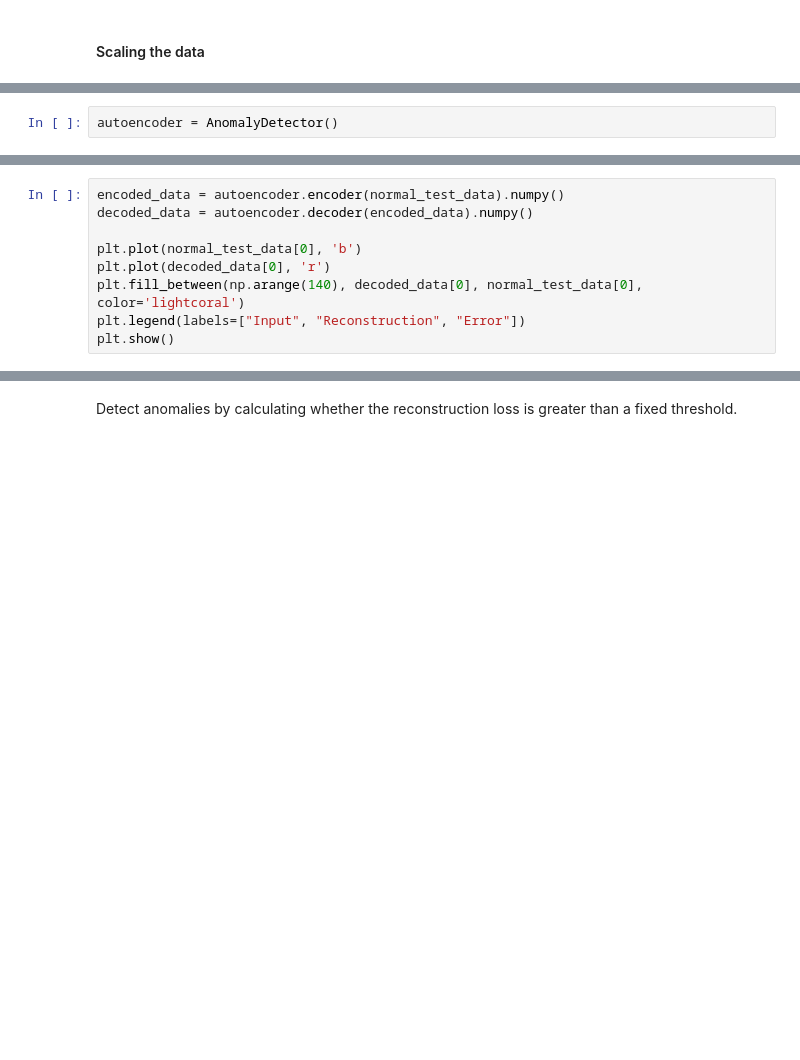
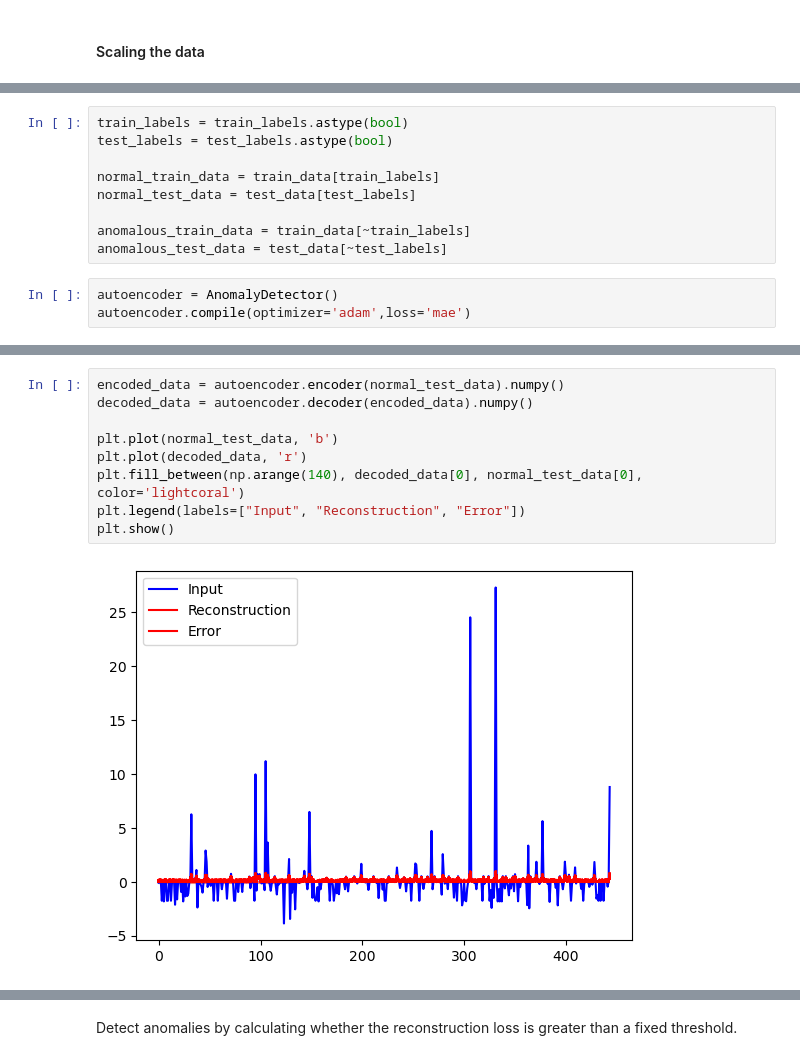
Before and after one commit to johtj/data_analysis_ml_project3, a Jupyter notebook: autoencoder.ipynb, the cells around one changed output, grey strips where cells are left out. Drawn from its saved outputs; the diff is of its cells as text; blank space fills up the shorter version.

```diff
--- a/autoencoder.ipynb
+++ b/autoencoder.ipynb
@@ -149,5 +76,15 @@ Text(0.5, 1.0, 'Test data,\n 1m - surface 2025')
+# %%
+train_labels = train_labels.astype(bool)
+test_labels = test_labels.astype(bool)
+
+normal_train_data = train_data[train_labels]
+normal_test_data = test_data[test_labels]
+
+anomalous_train_data = train_data[~train_labels]
+anomalous_test_data = test_data[~test_labels]
 # %%
 autoencoder = AnomalyDetector()
+autoencoder.compile(optimizer='adam',loss='mae')
 # %%
 history = autoencoder.fit(normal_train_data, normal_train_data,
           epochs=20,
@@ -161,12 +119,14 @@ plt.legend()
 # %%
 encoded_data = autoencoder.encoder(normal_test_data).numpy()
 decoded_data = autoencoder.decoder(encoded_data).numpy()
 
-plt.plot(normal_test_data[0], 'b')
-plt.plot(decoded_data[0], 'r')
+plt.plot(normal_test_data, 'b')
+plt.plot(decoded_data, 'r')
 plt.fill_between(np.arange(140), decoded_data[0], normal_test_data[0], color='lightcoral')
 plt.legend(labels=["Input", "Reconstruction", "Error"])
 plt.show()
+# %% [output]
+[figure, added]
 # %%
 encoded_data = autoencoder.encoder(anomalous_test_data).numpy()
 decoded_data = autoencoder.decoder(encoded_data).numpy()
```
Also changed, not shown: parts of 19 cells of this notebook, 6 other files.
